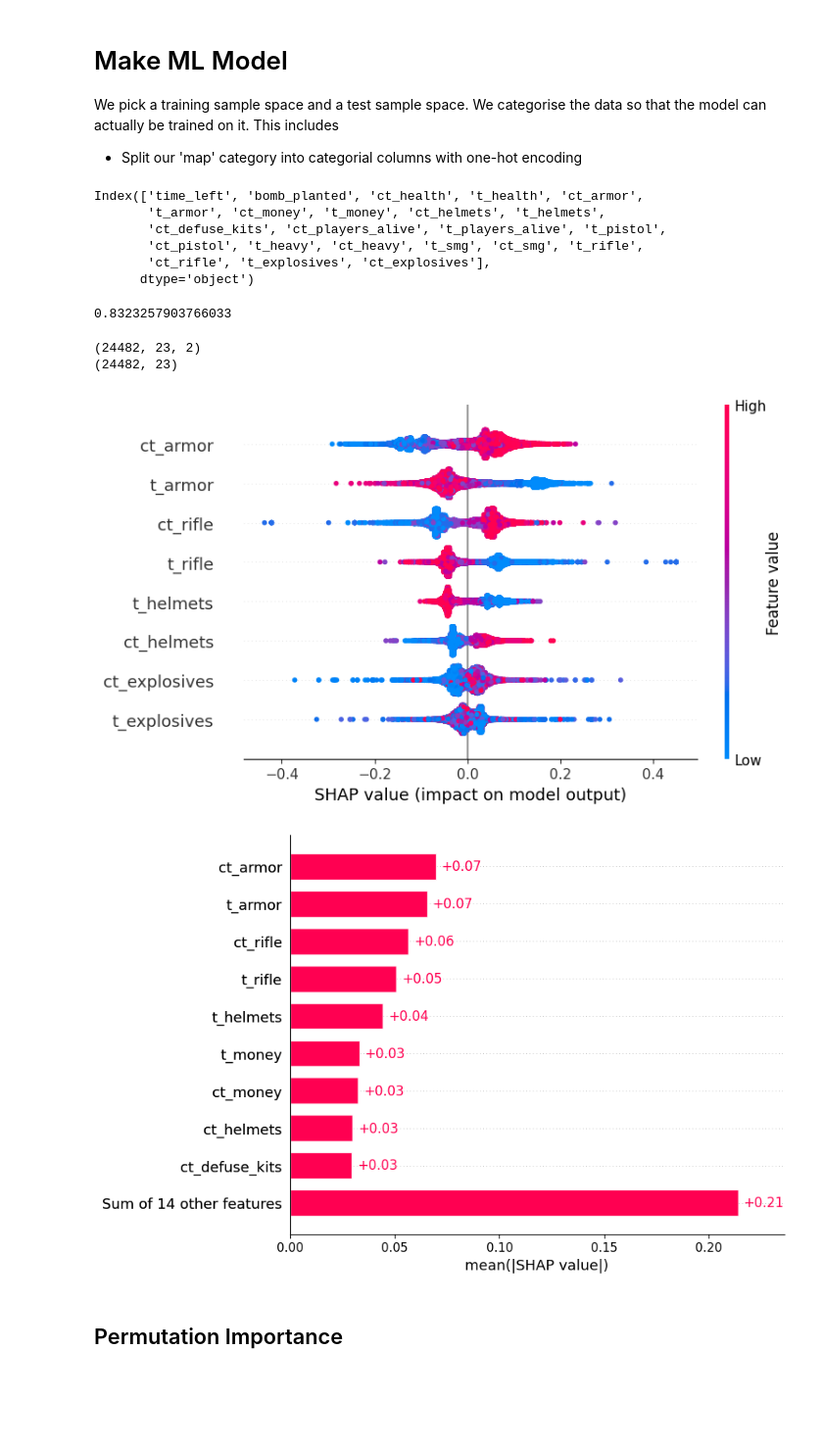
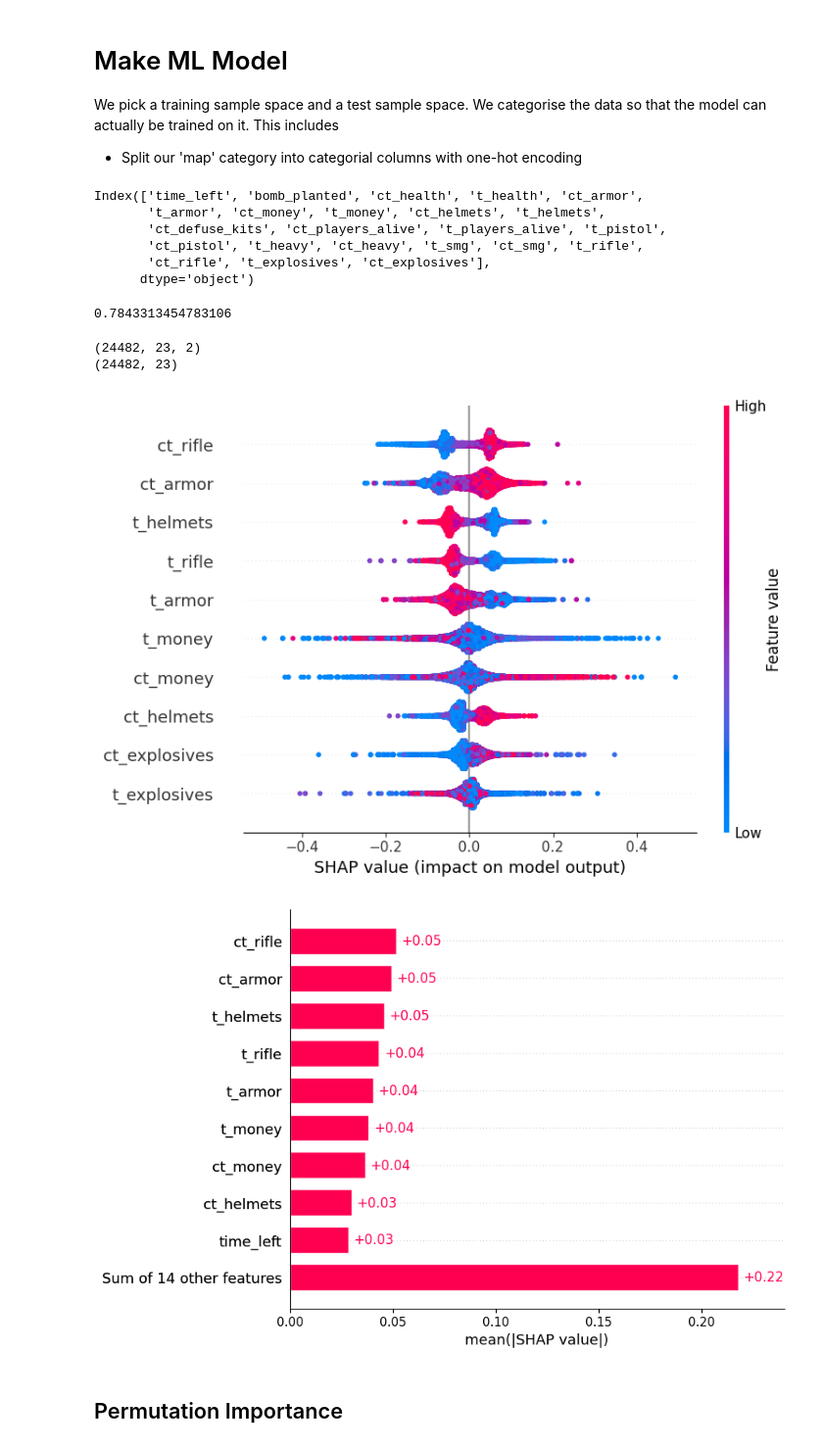
Before and after one commit to rasmoller/ESL-exercises, a Jupyter notebook: Project-1/project1.ipynb, the cells around one changed output. Shown: that part at 98% size. Saved outputs shown, nothing was run; the diff lists cells and outputs as text; code cells hidden in the pictures; blank space fills up the shorter version.

Commit message:
Added shifting for round_winner column because after first round the previous winner propogates into the following rounds. Meaning a T round win will have the first snapshot as CT win

```diff
--- a/Project-1/project1.ipynb
+++ b/Project-1/project1.ipynb
@@ -30,5 +30,10 @@ item_prices = pd.read_csv("./dataset/prices.csv", index_col=0).squeeze().to_dict
 dataset = dataset[dataset['t_players_alive'] != 6]
 
 print(dataset.shape)
+
+# Round wins propogated into the first snapshot of the next round. This can be seen in the original dataset
+dataset.iloc[:, -1] = dataset.iloc[:, -1].shift(-1)
+dataset.iloc[-1,-1] = dataset.iloc[-2,-1]
+print(dataset.iloc[:,-1])
 # %% [output]
 (122409, 97)
@@ -180,33 +197,33 @@ Index(['time_left', 'bomb_planted', 'ct_health', 't_health', 'ct_armor',
        'ct_pistol', 't_heavy', 'ct_heavy', 't_smg', 'ct_smg', 't_rifle',
        'ct_rifle', 't_explosives', 'ct_explosives'],
       dtype='object')
-0.8323257903766033
+0.7843313454783106
 # %%
 explainer = shap.TreeExplainer(clf)
 shap_values = explainer.shap_values(X_test, y_test, approximate=True)
 print(shap_values.shape)
 print(np.shape(X_test))
 
 equipment_columns = ['t_pistol','ct_pistol', 't_heavy', 'ct_heavy', 't_smg', 'ct_smg', 't_rifle', 'ct_rifle', 't_explosives', 'ct_explosives']
 equipment_indices = [dataset.columns.get_loc(col) for col in equipment_columns]
 #shap.summary_plot(shap_values[:, equipment_indices, 1], X_test.iloc[:, equipment_indices])
 
 misc_columns = ['time_left', 'bomb_planted', 'ct_health', 't_health', 'ct_armor','t_armor', 'ct_money', 't_money', 'ct_helmets', 't_helmets','ct_defuse_kits', 'ct_players_alive', 't_players_alive']
 misc_indices = [dataset.columns.get_loc(col) for col in misc_columns]
 #shap.summary_plot(shap_values[:, misc_indices, 1], X_test.iloc[:, misc_indices])
 
-important_columns = ["ct_rifle", "t_rifle", "ct_armor", "t_armor", "ct_helmets", "t_helmets", "ct_explosives", "t_explosives"]
+important_columns = ["ct_rifle", "t_rifle", "ct_armor", "t_armor", "ct_helmets", "t_helmets", "ct_explosives", "t_explosives", 'ct_money', 't_money']
 important_indices = [dataset.columns.get_loc(col) for col in important_columns]
 shap.summary_plot(shap_values[:, important_indices, 1], X_test.iloc[:, important_indices])
 #print(shap_values)
 explanation = shap.Explanation(shap_values[:,:,1], feature_names=X_test.columns)
 
 shap.plots.bar(explanation)
 # %% [output]
 (24482, 23, 2)
 (24482, 23)
-[figure, old version]
+[figure, new version]
-[figure, old version]
+[figure, new version]
 # %% [markdown]
 ## Permutation Importance
 # %%
```
Also changed, not shown: parts of 2 cells of this notebook.
